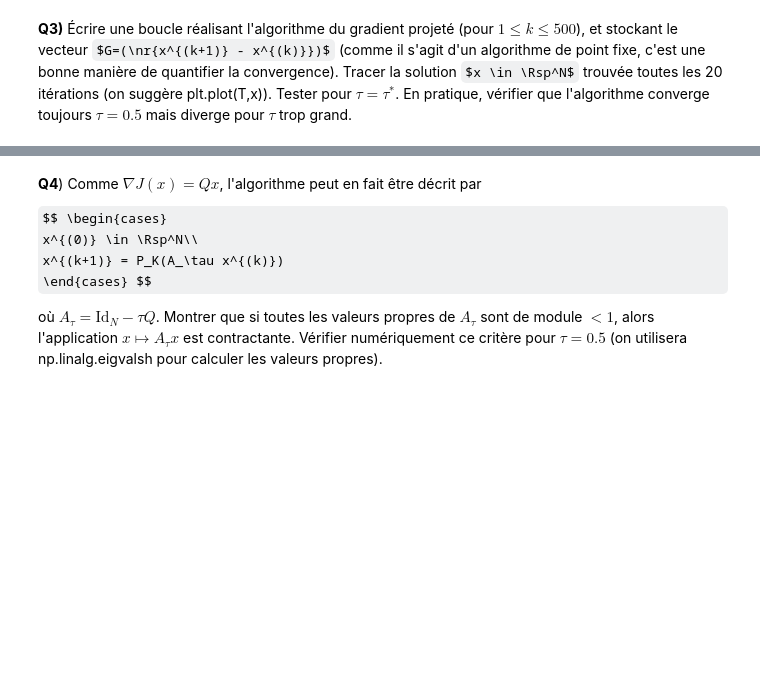
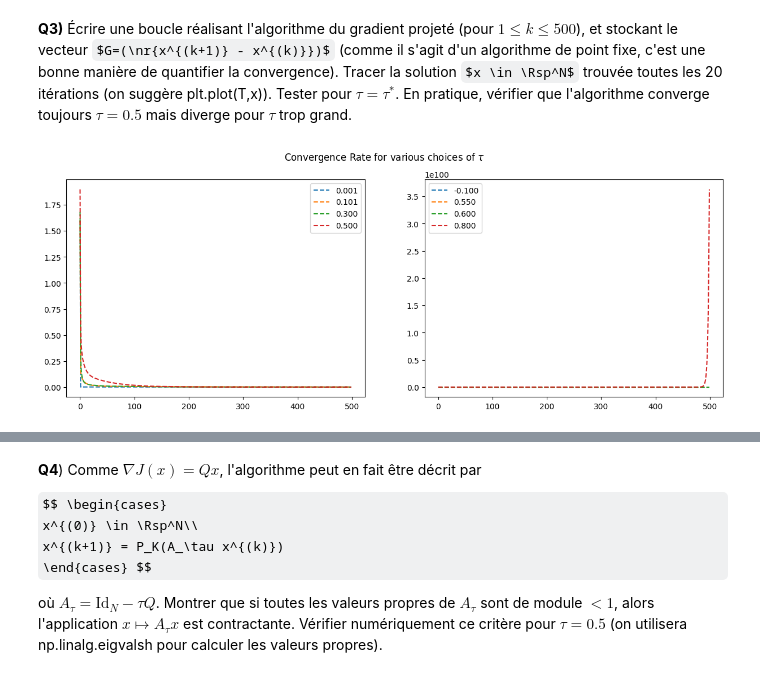
Before and after one commit to aboissie/Algorithms-for-Optimization-, a Jupyter notebook: TP3/tp3-sujet.ipynb, the cells around one changed output, grey strips where cells are left out. Drawn from its saved outputs; the diff is of its cells as text; code cells hidden in the pictures; some formulas as TeX source; blank space fills up the shorter version.

```diff
--- a/TP3/tp3-sujet.ipynb
+++ b/TP3/tp3-sujet.ipynb
@@ -85,0 +114,31 @@ alors l'algorithme converge dès que $\tau < 2m/M^2$, avec un taux optimal lorsq
+# %%
+def gradProj(tau = 0.5, maxiter = 500, x0 = np.random.random(N)):
+    x = x0
+
+    G = []
+    X = []
+    for _ in range(maxiter):
+        X.append(np.array(x))
+        x = projK(x - tau * gradJ(x))
+        G.append(np.linalg.norm(np.array(x) - X[-1]))
+
+    return G, X
+
+plt.figure(figsize = (15, 5))
+plt.subplot(1, 2, 1)
+x0 = np.random.random(N)
+for tau in [tauStar, tauStar + 0.1, 0.3, 0.5]:
+    G, X = gradProj(tau, maxiter = 500, x0 = x0)
+    plt.plot(G, label = f"{tau:.3f}", linestyle = "--")
+plt.legend()
+
+plt.subplot(1, 2, 2)
+for tau in [-0.1, 0.55, 0.6, 0.8]:
+    G, X = gradProj(tau, maxiter = 500, x0 = x0)
+    plt.plot(G, label = f"{tau:.3f}", linestyle = "--")
+
+plt.legend()
+plt.suptitle(r"Convergence Rate for various choices of $\tau$")
+plt.show()
+# %% [output]
+[figure, added]
```
Also changed, not shown: parts of 13 cells of this notebook.
